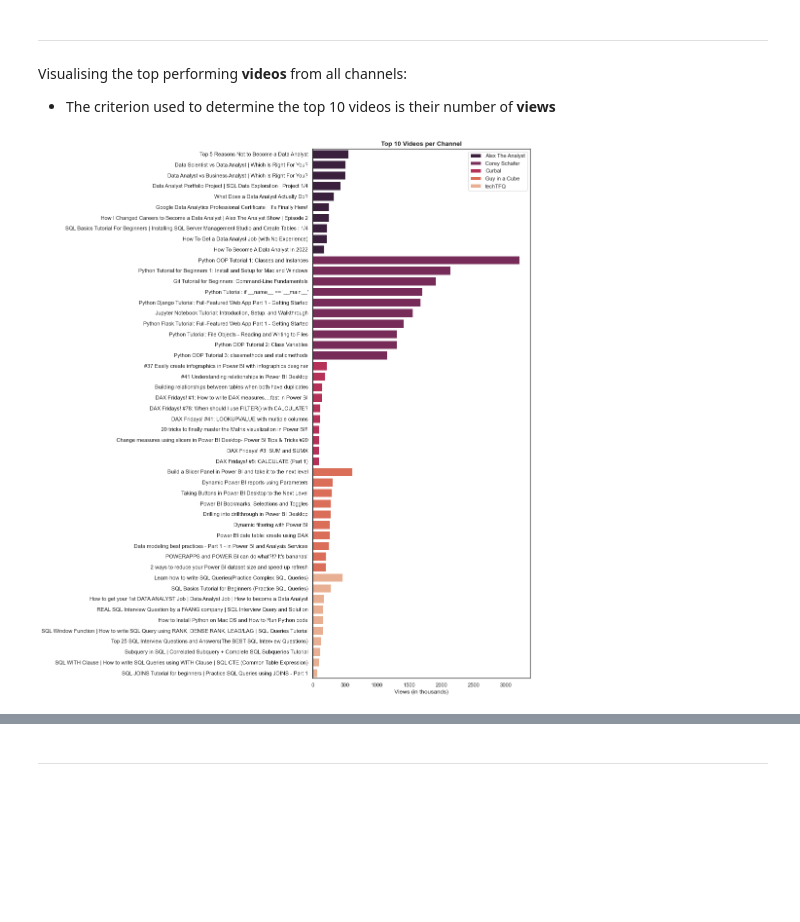
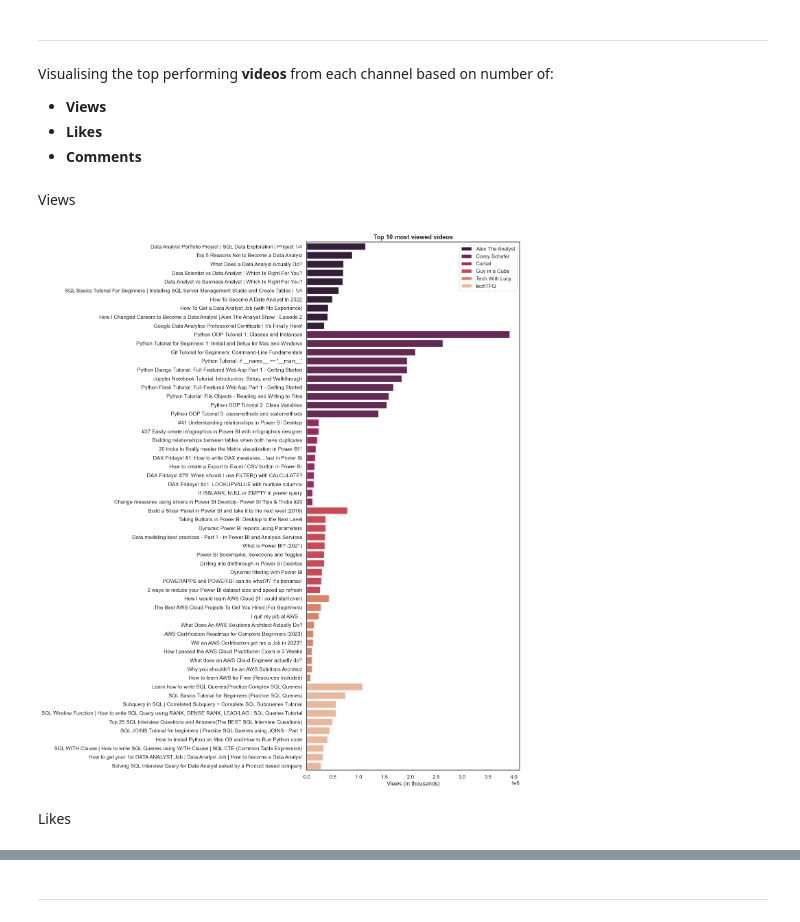
Before and after one commit to RobertaBRC/YoutubeAnalysis, a Jupyter notebook: YouTubeAnalysis.ipynb, the cells around one changed output, grey strips where cells are left out. Cells and saved outputs as stored; diff of their text form; code cells hidden in the pictures; blank space fills up the shorter version.

```diff
--- a/YouTubeAnalysis.ipynb
+++ b/YouTubeAnalysis.ipynb
@@ -205,0 +182,15 @@ ax.set_title('Correlation Matrix', weight = 'semibold').set_fontsize('13')
+# %%
+sns.set(rc = {'figure.figsize': (8, 6)})
+sns.set_style(style = 'white')
+ax = sns.scatterplot(data = df_stats, x = "Views", y = "Subscribers", hue = 'Channel', s = 100, legend = False, palette = 'rocket')
+ax.set_title('Subscribers vs. Views', weight = 'semibold').set_fontsize('13')
+ax.set_xlabel('Views (in thousands)')
+ax.set_ylabel('Subscribers (in thousands)')
+
+# Formatting the chart to include the names of the channels as annotations
+for i, txt in enumerate(df_stats['Channel']):
+    ax.annotate('  ' + txt, (df_stats['Views'][i], df_stats['Subscribers'][i]))
+
+plt.xlim((1, df_stats['Views'].max() + 20000))
+
+plt.show()
@@ -322,3 +379,6 @@ Video_likes          object
 Video_comments       object
 Video_tags           object
 dtype: object
+# %%
+# Dropping NaN
+df_videos_stats.dropna(inplace = True)
@@ -330,7 +406,7 @@ df_videos_stats['Video_duration'] = pd.to_timedelta(df_videos_stats['Video_durat
 df_videos_stats['Video_publication'] = pd.to_datetime(df_videos_stats['Video_publication']).dt.date
 # %%
 # Converting the columns 'Video_views', 'Video_likes', and 'Video_comments' to numeric
-df_videos_stats['Video_views'] = df_videos_stats['Video_views'].astype(int) / 1000
+df_videos_stats['Video_views'] = df_videos_stats['Video_views'].astype(int)
 df_videos_stats['Video_likes'] = df_videos_stats['Video_likes'].astype(pd.Int64Dtype())
 df_videos_stats['Video_comments'] = df_videos_stats['Video_comments'].astype(int)
 df_videos_stats.head(3)
@@ -342,21 +418,40 @@ df_videos_stats.head(3)
 # %% [markdown]
 ---
-# %% [markdown]
-Visualising the top performing __videos__ from all channels:
-- The criterion used to determine the top 10 videos is their number of __views__
+# %% [markdown]
+Visualising the top performing __videos__ from each channel based on number of:
+- __Views__
+- __Likes__
+- __Comments__
 # %%
 # Creating a subset of the data, which contains the top 10 videos from each channel
-top10_videos = df_videos_stats.groupby(['Channel_name']).apply(lambda x: x.sort_values(['Channel_name', 'Video_views'], ascending = False)).reset_index(drop = True)
-top10_videos = top10_videos.groupby(['Channel_name']).head(10)
+# Based on views and likes
+videos_views = df_videos_stats.groupby(['Channel_name']).apply(lambda x: x.sort_values(['Channel_name', 'Video_views'], ascending = False)).reset_index(drop = True)
+videos_likes = df_videos_stats.groupby(['Channel_name']).apply(lambda x: x.sort_values(['Channel_name', 'Video_likes'], ascending = False)).reset_index(drop = True)
+videos_comments = df_videos_stats.groupby(['Channel_name']).apply(lambda x: x.sort_values(['Channel_name', 'Video_comments'], ascending = False)).reset_index(drop = True)
+videos_duration = df_videos_stats.groupby(['Channel_name']).apply(lambda x: x.sort_values(['Channel_name', 'Video_duration'], ascending = False)).reset_index(drop = True)
+
+top10_videos_views = videos_views.groupby(['Channel_name']).head(10)
+top10_videos_likes = videos_likes.groupby(['Channel_name']).head(10)
+top10_videos_comments = videos_comments.groupby(['Channel_name']).head(10)
+top10_videos_duration = videos_duration.groupby(['Channel_name']).head(10)
+# %% [markdown]
+Views
 # %%
-# Plotting the number of Views for the top 10 videos
+# Plotting the top 10 videos of each channel based on their number of views
 sns.set(rc = {'figure.figsize': (8, 20)})
 sns.set_style(style = 'white')
-ax = sns.barplot(x = 'Video_views', y = 'Video_title', hue = 'Channel_name', data = top10_videos, palette = 'rocket', dodge = False)
-ax.set_title('Top 10 Videos per Channel', weight = 'semibold').set_fontsize('13')
+ax = sns.barplot(x = 'Video_views',
+                 y = 'Video_title',
+                 hue = 'Channel_name',
+                 data = top10_videos_views,
+                 palette = 'rocket',
+                 dodge = False)
+ax.set_title('Top 10 most viewed videos', weight = 'semibold').set_fontsize('13')
 ax.set_xlabel('Views (in thousands)')
 ax.set_ylabel(None)
 ax.legend().set_title(None)
 plt.show()
 # %% [output]
-[figure, old version]
+[figure, new version]
+# %% [markdown]
+Likes
```
Also changed, not shown: parts of 82 cells of this notebook.
